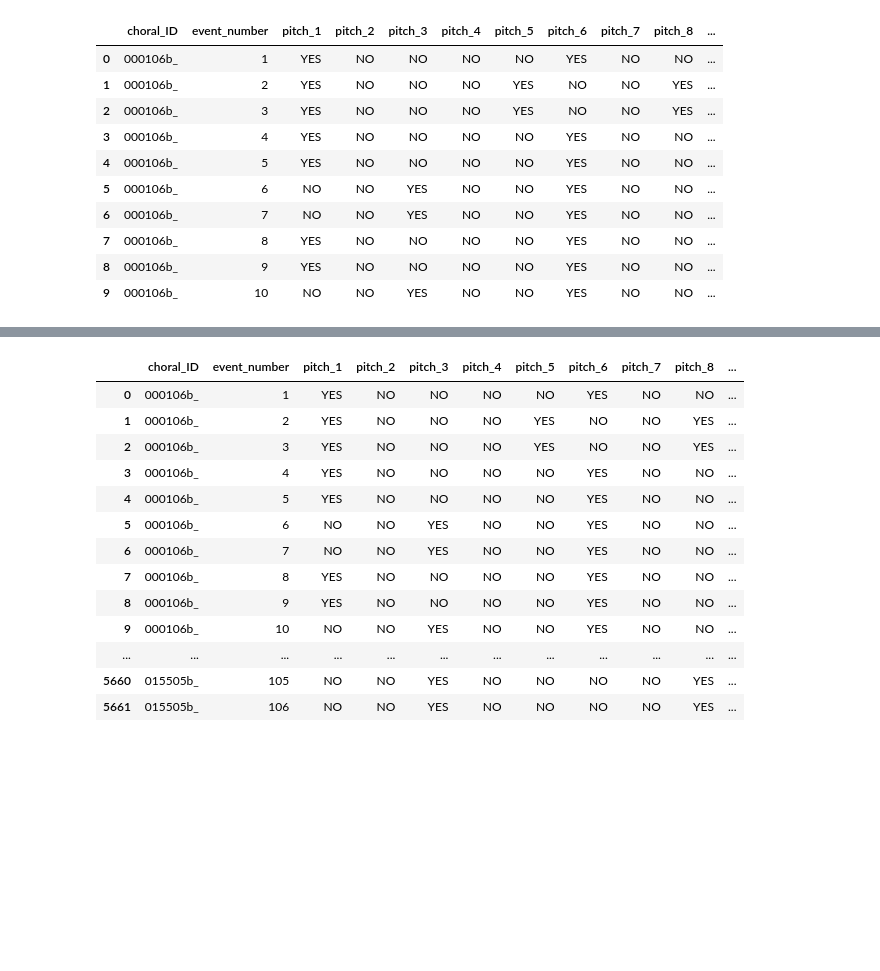
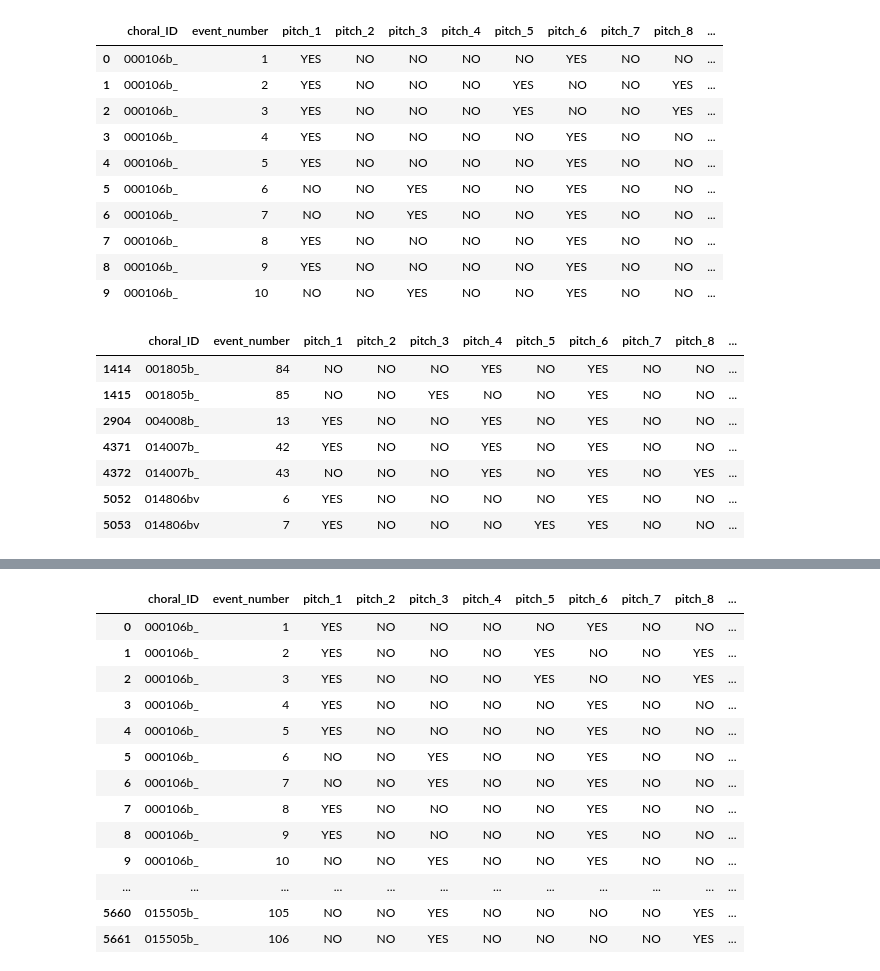
Before and after one commit to CarmineCella/Music30_preliminary, a Jupyter notebook: notebooks/nb2/markovtext.ipynb, the cells around one changed output, grey strips where cells are left out. Drawn from its saved outputs; the diff is of its cells as text; code cells hidden in the pictures; blank space fills up the shorter version.

```diff
--- a/notebooks/nb2/markovtext.ipynb
+++ b/notebooks/nb2/markovtext.ipynb
@@ -92,7 +92,7 @@ c.build(splitText)
 -----
 # %%
 import pandas as pd
-df = pd.read_csv('assets/bach_choral_set_dataset.csv')
+df = pd.read_csv('/Users/joelchang/Desktop/Downloads/bach_choral_set_dataset.csv')
 # %%
 df['choral_ID'].unique()
 # %% [output]
@@ -242,3 +223,14 @@ first.head(10)
 | 7 | 000106b_ | 8 | YES | NO | NO | NO | NO | YES | NO | NO | ... |
 | 8 | 000106b_ | 9 | YES | NO | NO | NO | NO | YES | NO | NO | ... |
 | 9 | 000106b_ | 10 | NO | NO | YES | NO | NO | YES | NO | NO | ... |
+# %%
+df[df['chord_label'] == "F_m7"]
+# %% [output]
+|  | choral_ID | event_number | pitch_1 | pitch_2 | pitch_3 | pitch_4 | pitch_5 | pitch_6 | pitch_7 | pitch_8 | ... |
+| 1414 | 001805b_ | 84 | NO | NO | NO | YES | NO | YES | NO | NO | ... |
+| 1415 | 001805b_ | 85 | NO | NO | YES | NO | NO | YES | NO | NO | ... |
+| 2904 | 004008b_ | 13 | YES | NO | NO | YES | NO | YES | NO | NO | ... |
+| 4371 | 014007b_ | 42 | YES | NO | NO | YES | NO | YES | NO | NO | ... |
+| 4372 | 014007b_ | 43 | NO | NO | NO | YES | NO | YES | NO | YES | ... |
+| 5052 | 014806bv | 6 | YES | NO | NO | NO | NO | YES | NO | NO | ... |
+| 5053 | 014806bv | 7 | YES | NO | NO | NO | YES | YES | NO | NO | ... |
```
Also changed, not shown: parts of 11 cells of this notebook, 1 other file.
